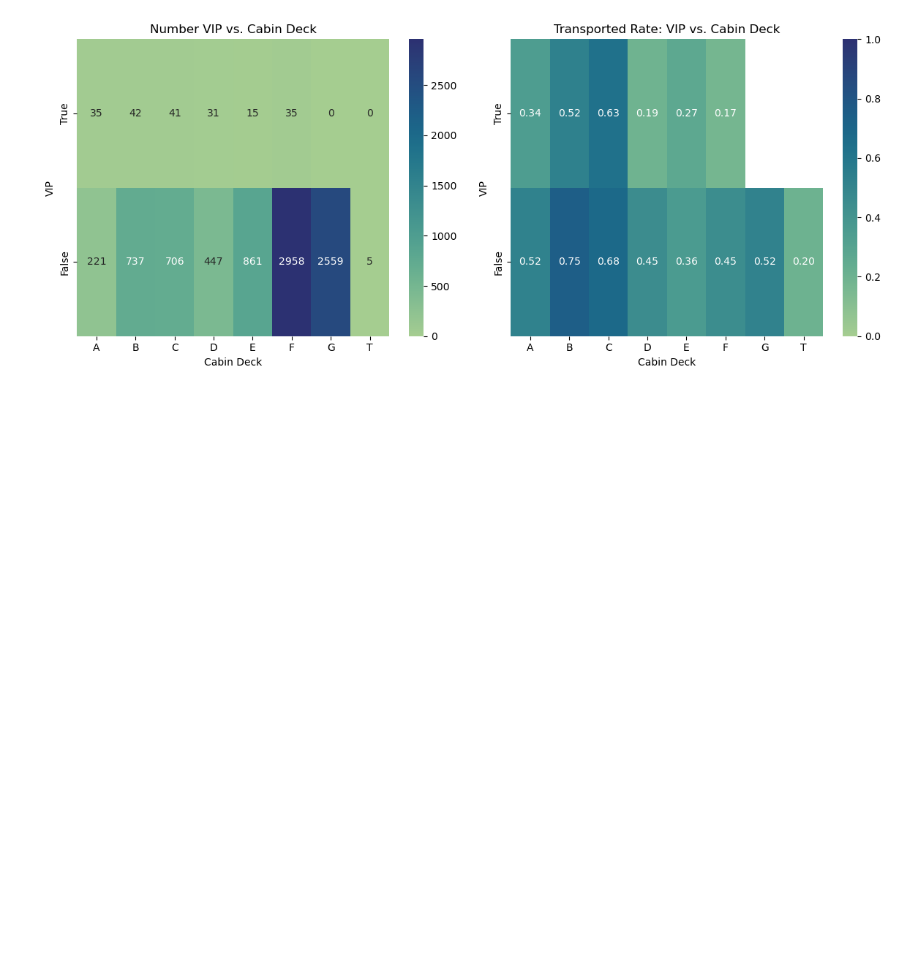
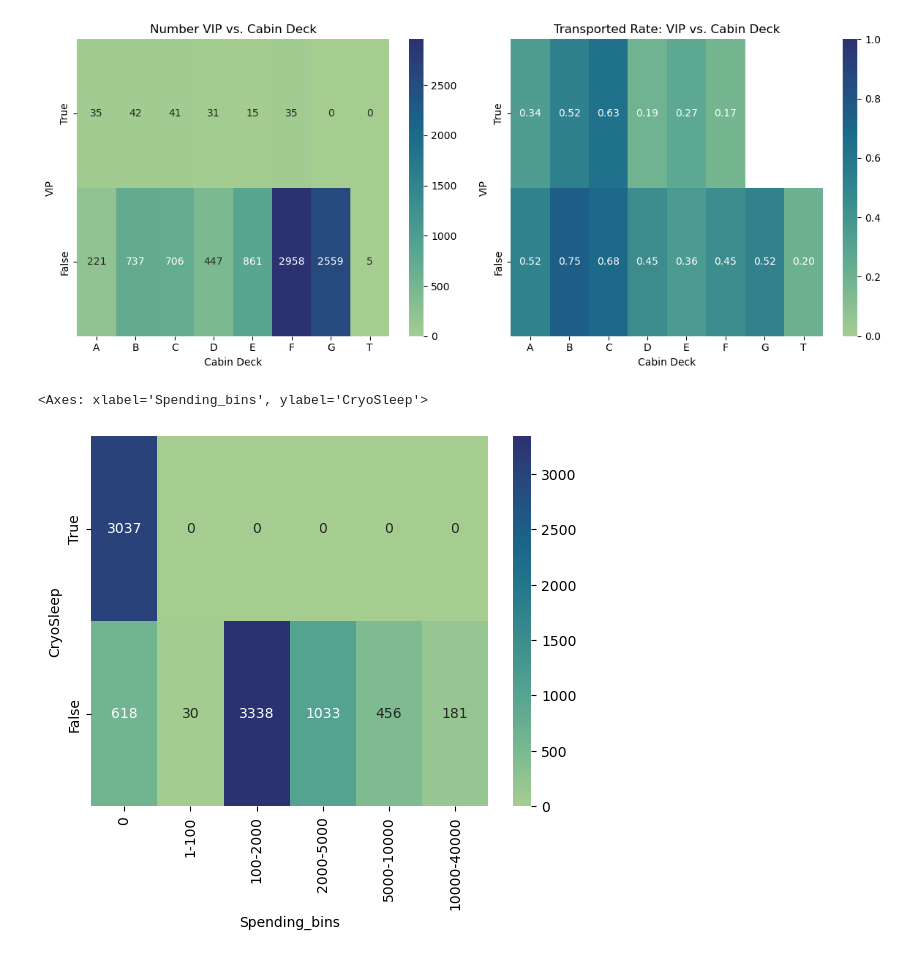
Before and after one commit to kiwiii2409/kaggle_funsies, a Jupyter notebook: spaceship-titanic/spaceship-titanic.ipynb, the cells around one changed output. Cells and saved outputs as stored; diff of their text form; code cells hidden in the pictures; blank space fills up the shorter version.

```diff
--- a/spaceship-titanic/spaceship-titanic.ipynb
+++ b/spaceship-titanic/spaceship-titanic.ipynb
@@ -325,3 +350,9 @@ plt.tight_layout()
 plt.show()
 # %% [output]
 [figure]
+# %%
+cross_vip_deck = pd.crosstab(data_train_explore['CryoSleep'], data_train_explore['Spending_bins']).reindex(index=[True,False])
+sns.heatmap(cross_vip_deck, annot=True, fmt='d', cmap="crest")
+# %% [output]
+<Axes: xlabel='Spending_bins', ylabel='CryoSleep'>
+[figure, added]
```
Also changed, not shown: parts of 21 cells of this notebook, 3 other files.
